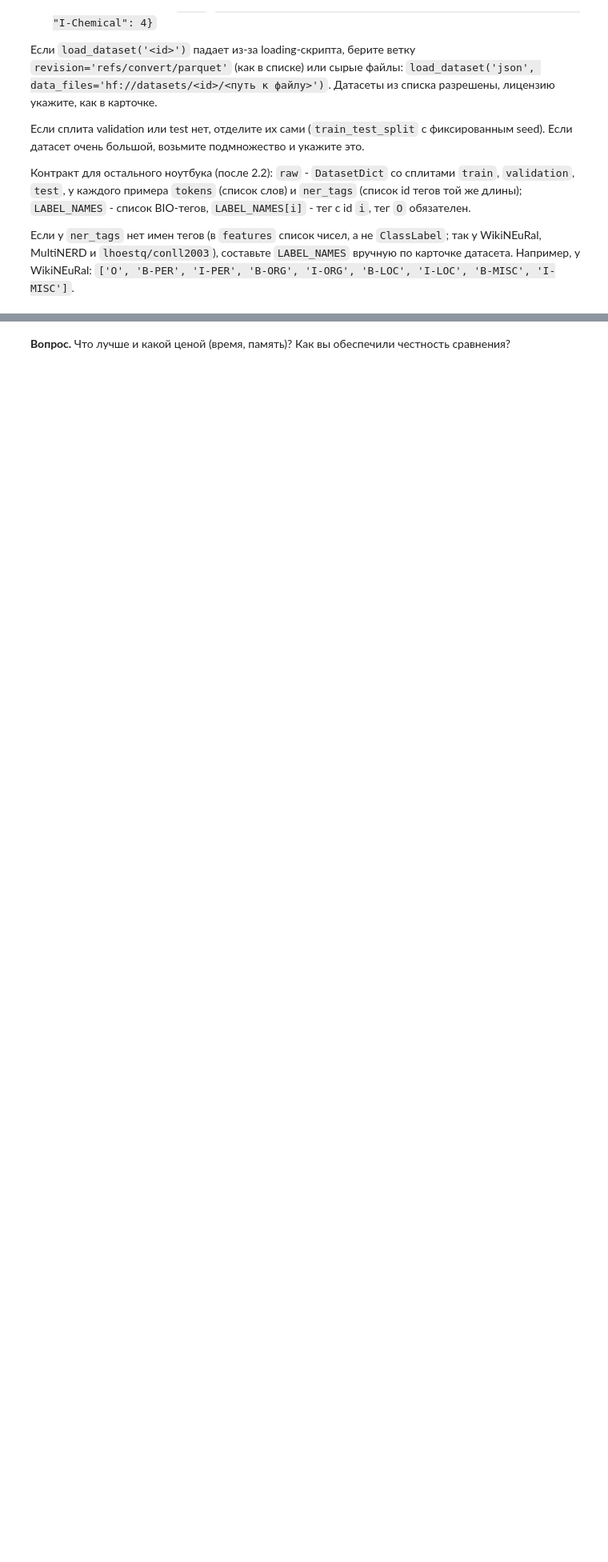
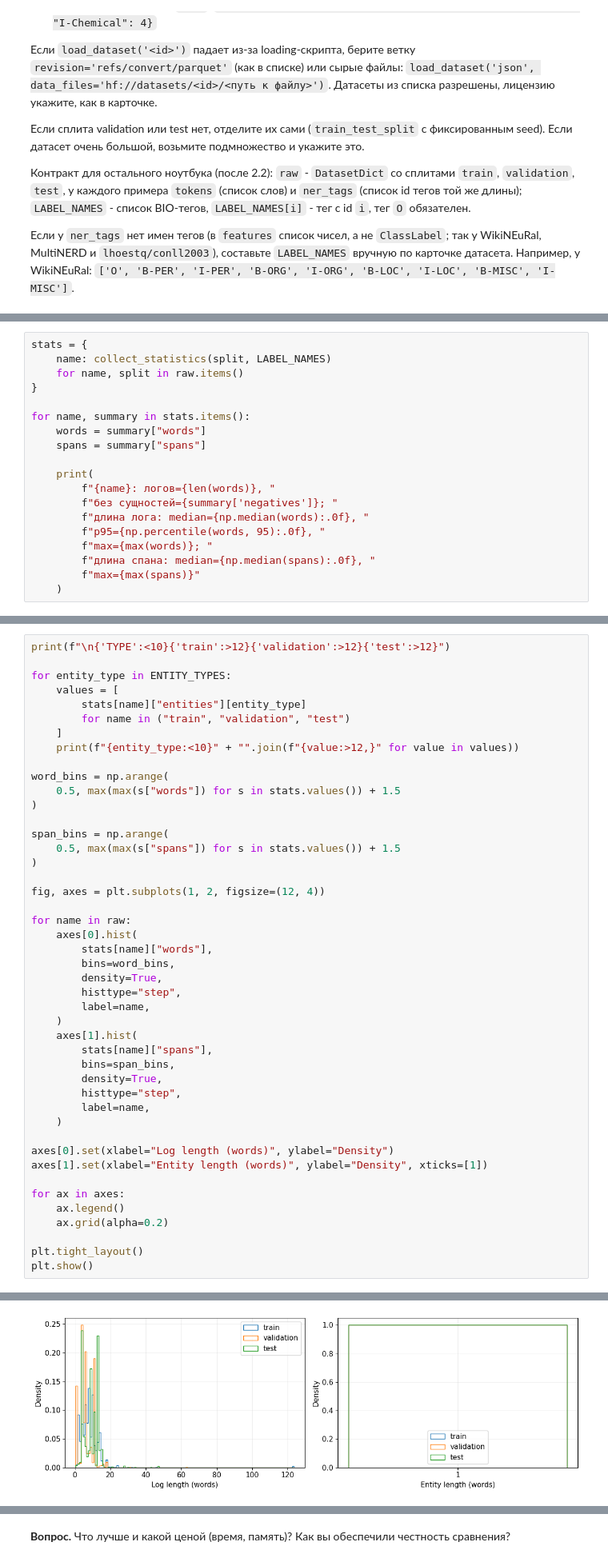
Before and after one commit to Artemmeteo/DeepLearning_ITMO, a Jupyter notebook: hw2_students/hw2_nlp.ipynb, the cells around one changed output, grey strips where cells are left out. Shown at 80% size. Drawn from its saved outputs; the diff is of its cells as text; blank space fills up the shorter version.

```diff
--- a/hw2_students/hw2_nlp.ipynb
+++ b/hw2_students/hw2_nlp.ipynb
@@ -275,0 +831,19 @@ raise NotImplementedError
+# %%
+stats = {
+    name: collect_statistics(split, LABEL_NAMES)
+    for name, split in raw.items()
+}
+
+for name, summary in stats.items():
+    words = summary["words"]
+    spans = summary["spans"]
+
+    print(
+        f"{name}: логов={len(words)}, "
+        f"без сущностей={summary['negatives']}; "
+        f"длина лога: median={np.median(words):.0f}, "
+        f"p95={np.percentile(words, 95):.0f}, "
+        f"max={max(words)}; "
+        f"длина спана: median={np.median(spans):.0f}, "
+        f"max={max(spans)}"
+    )
@@ -275,0 +854,46 @@ raise NotImplementedError
+# %%
+print(f"\n{'TYPE':<10}{'train':>12}{'validation':>12}{'test':>12}")
+
+for entity_type in ENTITY_TYPES:
+    values = [
+        stats[name]["entities"][entity_type]
+        for name in ("train", "validation", "test")
+    ]
+    print(f"{entity_type:<10}" + "".join(f"{value:>12,}" for value in values))
+
+word_bins = np.arange(
+    0.5, max(max(s["words"]) for s in stats.values()) + 1.5
+)
+
+span_bins = np.arange(
+    0.5, max(max(s["spans"]) for s in stats.values()) + 1.5
+)
+
+fig, axes = plt.subplots(1, 2, figsize=(12, 4))
+
+for name in raw:
+    axes[0].hist(
+        stats[name]["words"],
+        bins=word_bins,
+        density=True,
+        histtype="step",
+        label=name,
+    )
+    axes[1].hist(
+        stats[name]["spans"],
+        bins=span_bins,
+        density=True,
+        histtype="step",
+        label=name,
+    )
+
+axes[0].set(xlabel="Log length (words)", ylabel="Density")
+axes[1].set(xlabel="Entity length (words)", ylabel="Density", xticks=[1])
+
+for ax in axes:
+    ax.legend()
+    ax.grid(alpha=0.2)
+
+plt.tight_layout()
+plt.show()
+# %% [output]
@@ -276,3 +908,4 @@ raise NotImplementedError
+[figure, added]
 # %% [markdown]
 **Вопрос.** Откуда датасет, под какой лицензией и как его размечали (вручную, автоматически, полуавтоматически)? Какие типы сущностей, сколько их по сплитам, какие типы редкие? Какие особенности данных (длина спанов, длина предложений, шум разметки) могут повлиять на обучение?
 # %% [markdown]
```
Also changed, not shown: parts of 86 cells of this notebook, 5 other files.
